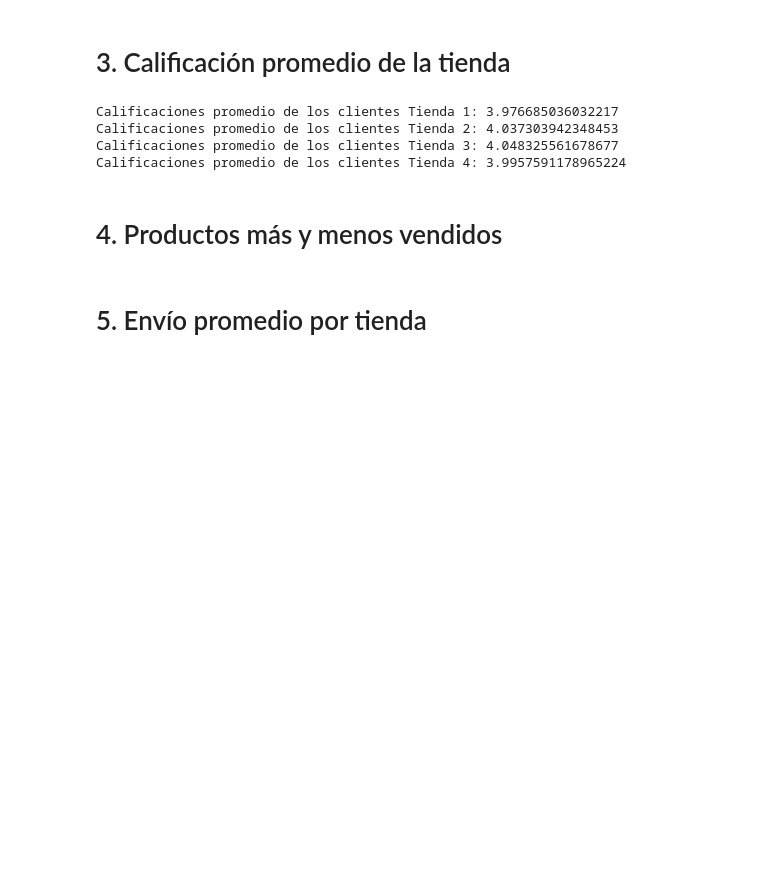
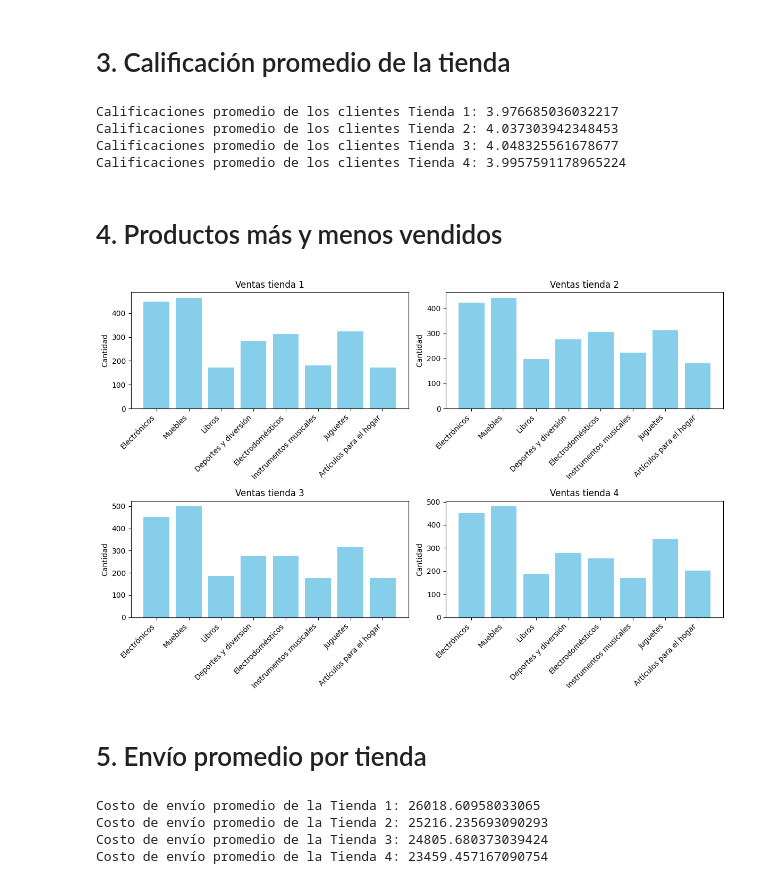
Before and after one commit to Danilalo/Challenge-de-Modelado-de-datos-con-Python, a Jupyter notebook: Challenge_de_Modelado_de_datos_con_Python.ipynb, the cells around one changed output. Saved outputs shown, nothing was run; the diff lists cells and outputs as text; code cells hidden in the pictures; blank space fills up the shorter version.

Commit message:
Costo de envío

```diff
--- a/Challenge_de_Modelado_de_datos_con_Python.ipynb
+++ b/Challenge_de_Modelado_de_datos_con_Python.ipynb
@@ -130,5 +130,50 @@ Calificaciones promedio de los clientes Tienda 3: 4.048325561678677
 Calificaciones promedio de los clientes Tienda 4: 3.9957591178965224
 # %% [markdown]
 # 4. Productos más y menos vendidos
+# %%
+import matplotlib.pyplot as plt
+
+dic1 = conteo_valores
+dic2 = conteo_valores2
+dic3 = conteo_valores3
+dic4 = conteo_valores4
+
+diccionarios = [dic1, dic2, dic3, dic4]
+titulos = ['Ventas tienda 1', 'Ventas tienda 2', 'Ventas tienda 3', 'Ventas tienda 4']
+
+# Crear la figura y 4 subplots (2 filas, 2 columnas)
+fig, axs = plt.subplots(2, 2, figsize=(12, 8))
+
+# Aplanar el array de subplots para recorrerlo fácilmente
+axs = axs.flatten()
+
+for i, dic in enumerate(diccionarios):
+    nombres = list(dic.keys())
+    valores = list(dic.values())
+
+    axs[i].bar(nombres, valores, color='skyblue')
+    axs[i].set_title(titulos[i])
+    axs[i].set_xticklabels(nombres, rotation=45, ha='right')
+    axs[i].set_ylabel("Cantidad")
+
+plt.tight_layout()
+plt.show()
+# %% [output]
+[figure, added]
 # %% [markdown]
 # 5. Envío promedio por tienda
+# %%
+Prom_Envio_tienda1 = (tienda['Costo de envío'].sum())/len(tienda)
+Prom_Envio_tienda2 = (tienda2['Costo de envío'].sum())/len(tienda2)
+Prom_Envio_tienda3 = (tienda3['Costo de envío'].sum())/len(tienda3)
+Prom_Envio_tienda4 = (tienda4['Costo de envío'].sum())/len(tienda4)
+
+print(f"Costo de envío promedio de la Tienda 1: {Prom_Envio_tienda1}")
+print(f"Costo de envío promedio de la Tienda 2: {Prom_Envio_tienda2}")
+print(f"Costo de envío promedio de la Tienda 3: {Prom_Envio_tienda3}")
+print(f"Costo de envío promedio de la Tienda 4: {Prom_Envio_tienda4}")
+# %% [output]
+Costo de envío promedio de la Tienda 1: 26018.60958033065
+Costo de envío promedio de la Tienda 2: 25216.235693090293
+Costo de envío promedio de la Tienda 3: 24805.680373039424
+Costo de envío promedio de la Tienda 4: 23459.457167090754
```
Also changed, not shown: parts of 1 cell of this notebook.
